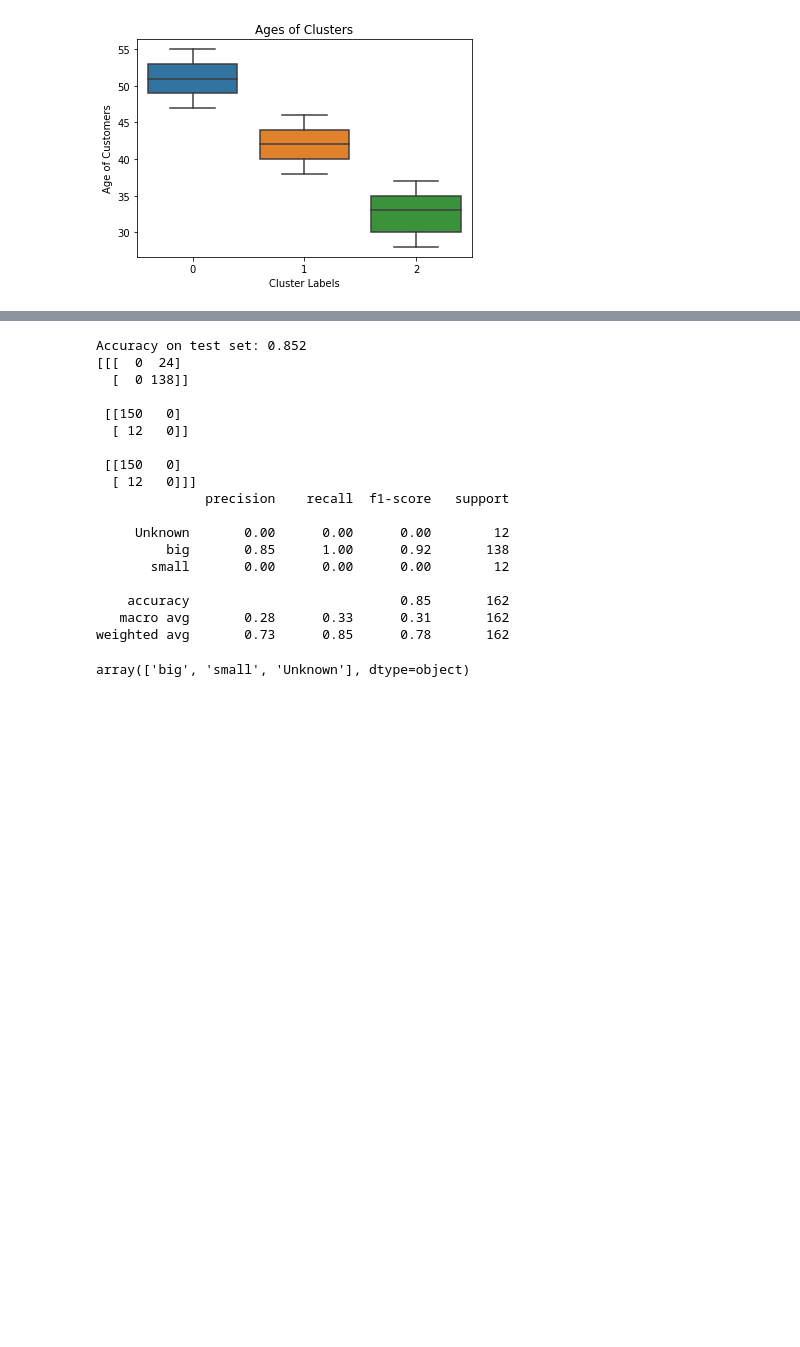
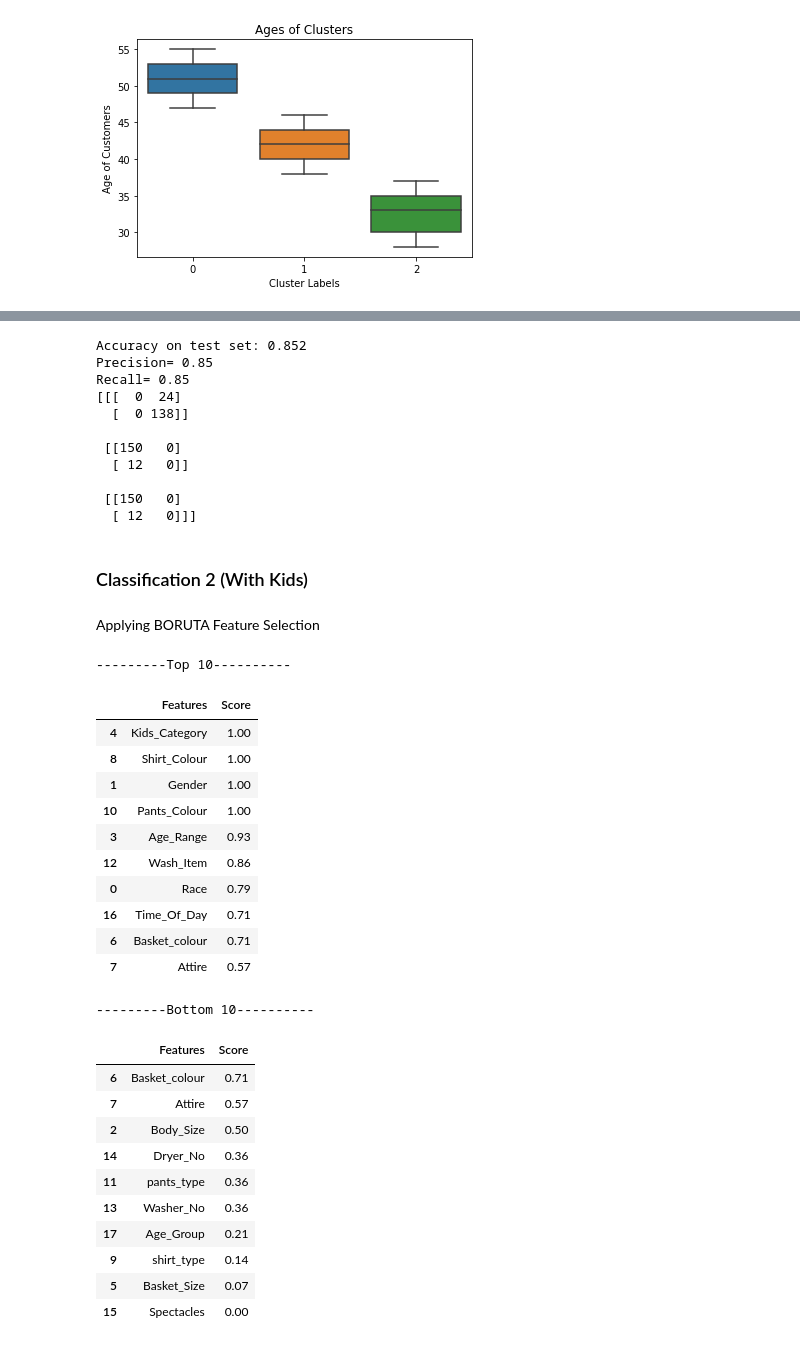
Before and after one commit to CRJoshuaa/Data-Mining-Project, a Jupyter notebook: Project_Final.ipynb, the cells around one changed output, grey strips where cells are left out. Drawn from its saved outputs; the diff is of its cells as text; code cells hidden in the pictures; blank space fills up the shorter version.

```diff
--- a/Project_Final.ipynb
+++ b/Project_Final.ipynb
@@ -627,11 +601,15 @@ y_pred = clf.predict(X_test)
 # %%
 confusion_majority=confusion_matrix(y_test, y_pred)
 print("Accuracy on test set: {:.3f}".format(clf.score(X_test, y_test)))
+print("Precision= {:.2f}".format(precision_score(y_test,y_pred, average='micro')))
+print('Recall= {:.2f}'. format(recall_score(y_test, y_pred, average='micro')))
+
 mcm=multilabel_confusion_matrix(y_test, y_pred,labels=["big", "small", "Unknown"])
 print(mcm)
-print(classification_report(y_test,y_pred))
 # %% [output]
 Accuracy on test set: 0.852
+Precision= 0.85
+Recall= 0.85
 [[[  0  24]
   [  0 138]]
 
@@ -640,16 +618,56 @@ Accuracy on test set: 0.852
 
  [[150   0]
   [ 12   0]]]
-              precision    recall  f1-score   support
-
-     Unknown       0.00      0.00      0.00        12
-         big       0.85      1.00      0.92       138
-       small       0.00      0.00      0.00        12
-
-    accuracy                           0.85       162
-   macro avg       0.28      0.33      0.31       162
-weighted avg       0.73      0.85      0.78       162
-# %%
-y_train.unique()
-# %% [output]
-array(['big', 'small', 'Unknown'], dtype=object)
+# %% [markdown]
+### Classification 2 (With Kids)
+# %% [markdown]
+Applying BORUTA Feature Selection
+# %%
+c2=(cleaned.pipe(drop_BORUTA))
+c2_boruta=c2.apply(LabelEncoder().fit_transform)
+
+y = c2_boruta.With_Kids
+X = c2_boruta.drop("With_Kids", 1)
+colnames = X.columns
+# %%
+rf = RandomForestClassifier(n_jobs=-1,class_weight="balanced",max_depth=5)
+feat_selector = BorutaPy(rf, n_estimators="auto",random_state =1)
+
+feat_selector.fit(X.values,y.values.ravel())
+
+boruta_score = ranking(list(map(float, feat_selector.ranking_)), colnames, order=-1)
+boruta_score = pd.DataFrame(list(boruta_score.items()), columns=['Features', 'Score'])
+boruta_score = boruta_score.sort_values("Score",ascending=False)
+# %%
+# your codes here...
+print('---------Top 10----------')
+display(boruta_score.head(10))
+
+# your codes here...
+print('---------Bottom 10----------')
+boruta_score.tail(10)
+# %% [output]
+---------Top 10----------
+|  | Features | Score |
+| 4 | Kids_Category | 1.00 |
+| 8 | Shirt_Colour | 1.00 |
+| 1 | Gender | 1.00 |
+| 10 | Pants_Colour | 1.00 |
+| 3 | Age_Range | 0.93 |
+| 12 | Wash_Item | 0.86 |
+| 0 | Race | 0.79 |
+| 16 | Time_Of_Day | 0.71 |
+| 6 | Basket_colour | 0.71 |
+| 7 | Attire | 0.57 |
+---------Bottom 10----------
+|  | Features | Score |
+| 6 | Basket_colour | 0.71 |
+| 7 | Attire | 0.57 |
+| 2 | Body_Size | 0.50 |
+| 14 | Dryer_No | 0.36 |
+| 11 | pants_type | 0.36 |
+| 13 | Washer_No | 0.36 |
+| 17 | Age_Group | 0.21 |
+| 9 | shirt_type | 0.14 |
+| 5 | Basket_Size | 0.07 |
+| 15 | Spectacles | 0.00 |
```
Also changed, not shown: parts of 25 cells of this notebook.
